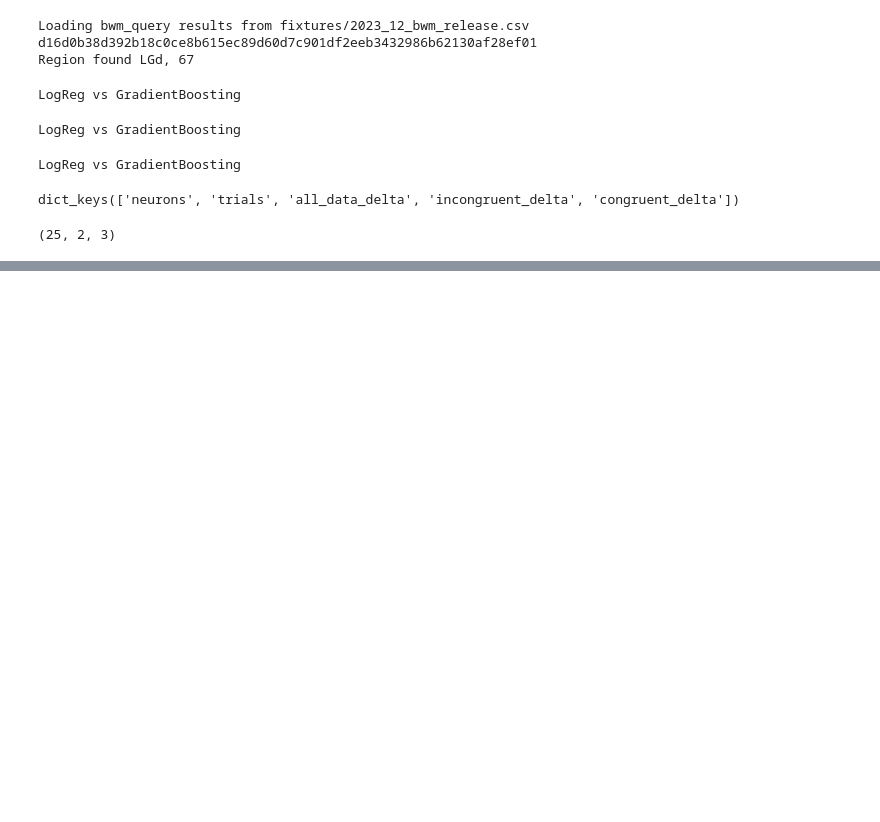
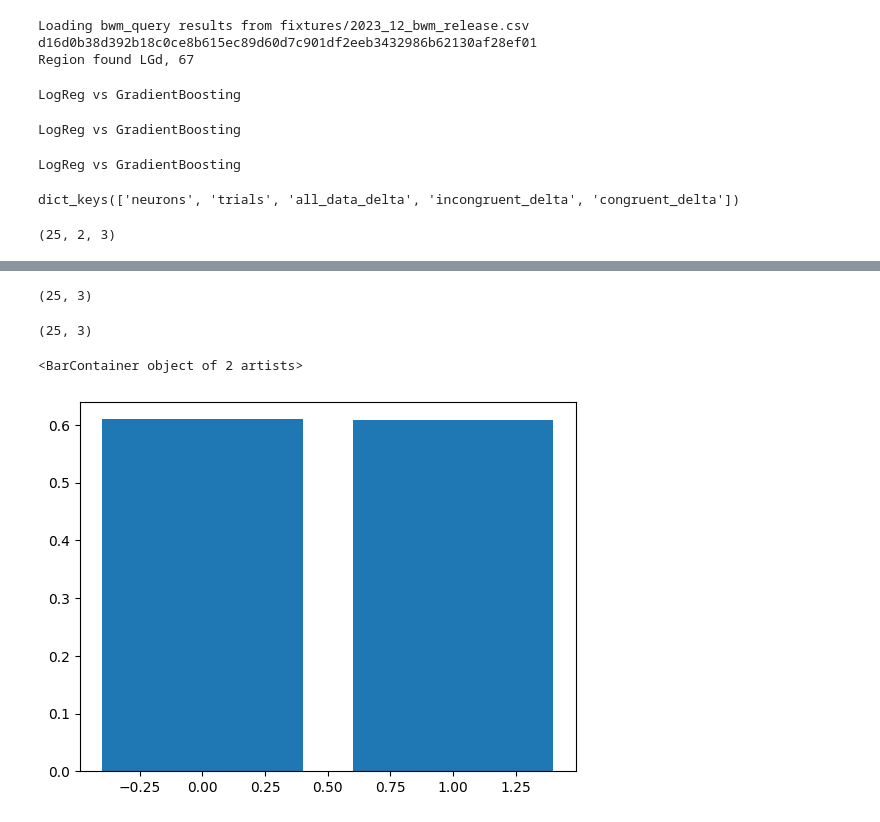
Before and after one commit to debottamKundu/ibl-partial-info-decomp, a Jupyter notebook: notebooks/decoder_goodsessions.ipynb, the cells around one changed output, grey strips where cells are left out. Cells and saved outputs as stored; diff of their text form; code cells hidden in the pictures; blank space fills up the shorter version.

Commit message:
try null decoder deltas

```diff
--- a/notebooks/decoder_goodsessions.ipynb
+++ b/notebooks/decoder_goodsessions.ipynb
@@ -104,6 +104,7 @@ def plot_data(congruent_deltas, incongruent_deltas, region_name, filter=False):
     fig.suptitle(region_name)
     plt.tight_layout()
 # %%
+data_files = glob("../data/generated/decoded/properly_fit_data_hope/*.pkl")
 global_congruent_deltas = []
 global_incongruent_deltas = []
 for file in data_files:
@@ -359,0 +390,34 @@ incscores = global_data_array[:, 1, 2]
+# %%
+data_files = glob("../data/generated/decoded/properly_fit_data_hope/*.pkl")
+global_congruent_deltas = []
+global_incongruent_deltas = []
+for file in data_files:
+    region_name = file.rsplit("_stim_decoder")[0].rsplit("_")[-1]
+    with open(file, "rb") as f:
+        data = pkl.load(f)
+    congruent_deltas = []
+    incongruent_deltas = []
+    for eids in data.keys():
+        congruent_deltas.append(np.mean(data[eids]["congruent_delta"], axis=0))
+        incongruent_deltas.append(data[eids]["incongruent_delta"])
+    # plot_data(congruent_deltas, incongruent_deltas, region_name)
+    global_congruent_deltas.append(np.mean(congruent_deltas, axis=(0, 2)))
+    global_incongruent_deltas.append(np.mean(incongruent_deltas, axis=(0, 2)))
+# %%
+global_congruent_deltas = np.asarray(global_congruent_deltas)
+global_incongruent_deltas = np.asarray(global_incongruent_deltas)
+# %%
+global_congruent_deltas.shape
+# %% [output]
+(25, 3)
+# %%
+global_incongruent_deltas.shape
+# %% [output]
+(25, 3)
+# %%
+plt.bar(
+    np.arange(2), [np.mean(global_congruent_deltas[:, 0]), np.mean(global_congruent_deltas[:, 1])]
+)
+# %% [output]
+<BarContainer object of 2 artists>
+[figure, added]
```
Also changed, not shown: parts of 6 cells of this notebook, 7 other files.
